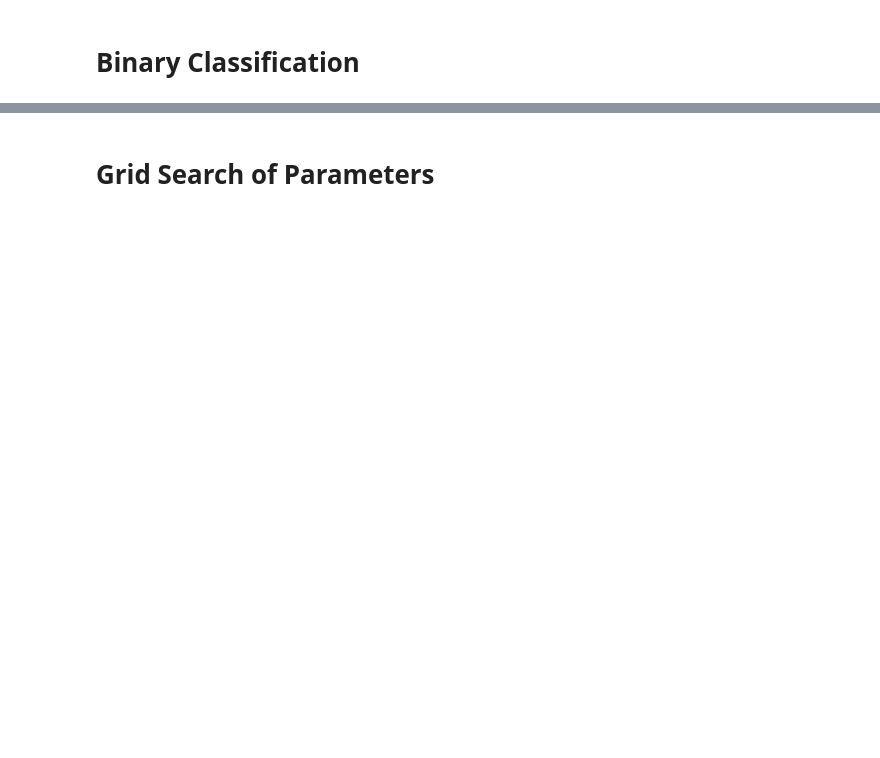
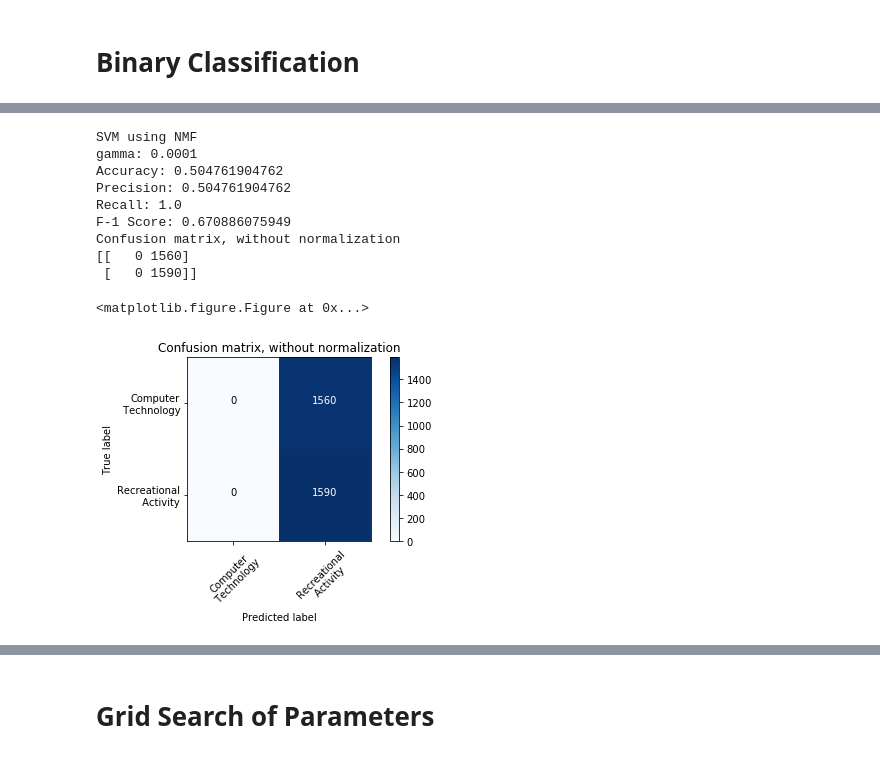
Before and after one commit to nsnguyen/ECE-219, a Jupyter notebook: project1/Project_1.ipynb, the cells around one changed output, grey strips where cells are left out. Cells and saved outputs as stored; diff of their text form; code cells hidden in the pictures; blank space fills up the shorter version.

```diff
--- a/project1/Project_1.ipynb
+++ b/project1/Project_1.ipynb
@@ -456,0 +508,17 @@ for idx, x in enumerate(X_news):
+# %%
+print('SVM using NMF')
+fpr,tpr = predict_calculate_svc(nmf_train, nmf_test, binary_train_target, binary_test_target,gamma=0.0001)
+fprs.append(fpr)
+tprs.append(tpr)
+# %% [output]
+SVM using NMF
+gamma: 0.0001
+Accuracy: 0.504761904762
+Precision: 0.504761904762
+Recall: 1.0
+F-1 Score: 0.670886075949
+Confusion matrix, without normalization
+[[   0 1560]
+ [   0 1590]]
+<matplotlib.figure.Figure at 0x...>
+[figure, added]
```
Also changed, not shown: parts of 100 cells of this notebook.
